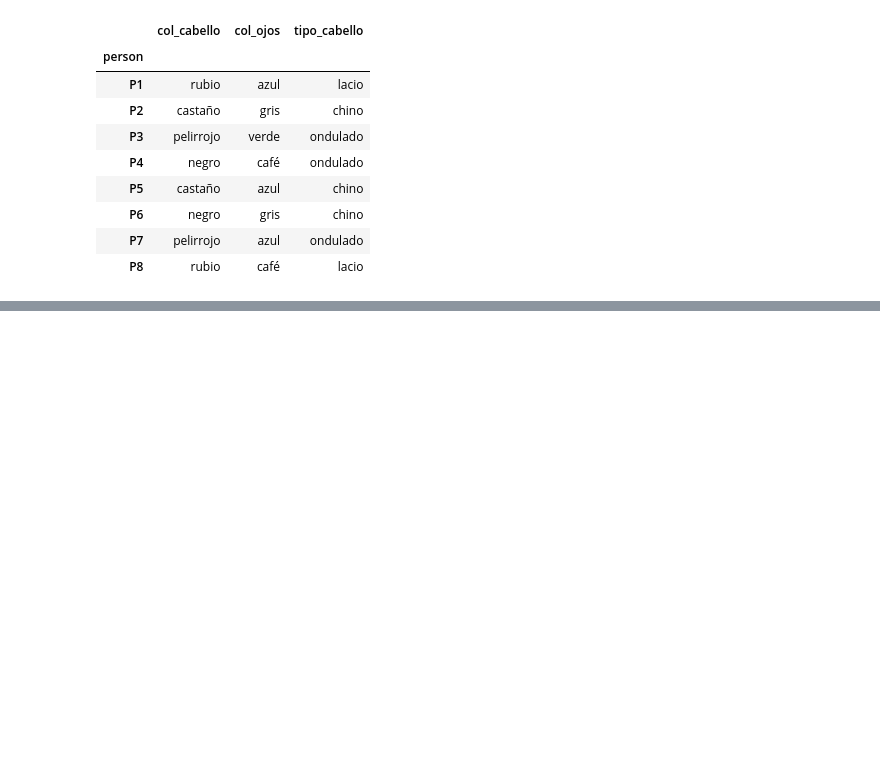
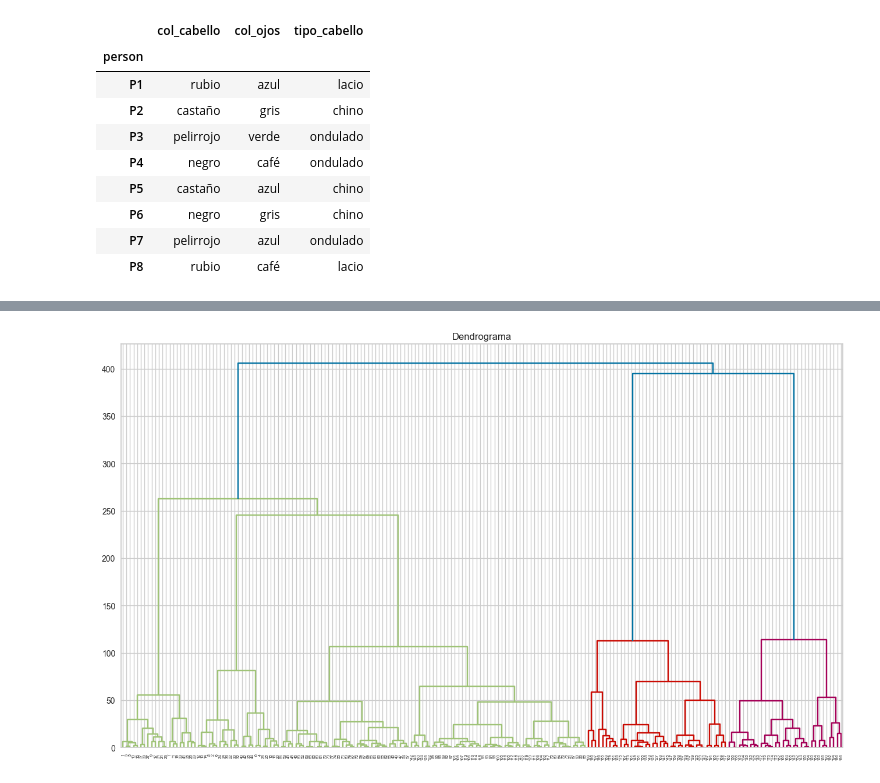
Before and after one commit to emilianodesu/LCD-5Sem-2025-1, a Jupyter notebook: PPCD/T1 Introduccion a ciencia de datos/1.2 Extraccion de grandes cantidades de informacion/agrupamientos.ipynb, the cells around one changed output, grey strips where cells are left out. Cells and saved outputs as stored; diff of their text form; code cells hidden in the pictures; blank space fills up the shorter version.

```diff
--- a/PPCD/T1 Introduccion a ciencia de datos/1.2 Extraccion de grandes cantidades de informacion/agrupamientos.ipynb
+++ b/PPCD/T1 Introduccion a ciencia de datos/1.2 Extraccion de grandes cantidades de informacion/agrupamientos.ipynb
@@ -325,0 +404,8 @@ data
+# %%
+#matplotlib.pyplot
+#numpy
+#pandas
+
+# Datos
+dataset = pd.read_csv('https://bit.ly/3TUeh37')
+dataset.head()
@@ -325,0 +419,12 @@ data
+# %%
+# Columnas de interés
+X = dataset.iloc[:, [3,4]].values
+
+# Dendrograma
+# import scipy.cluster.hierarchy as sch
+plt.figure(figsize=(16,9))
+dend = shc.dendrogram(shc.linkage(X, method='ward'))
+plt.title('Dendrograma')
+plt.show()
+# %% [output]
+[figure, added]
```
Also changed, not shown: parts of 25 cells of this notebook, 3 other files.
